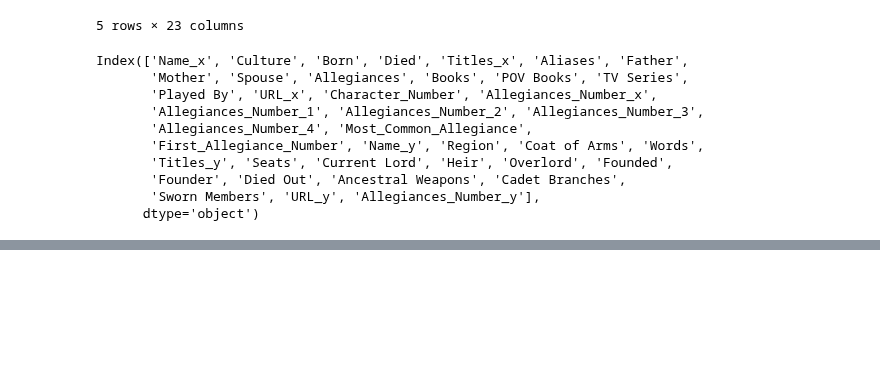
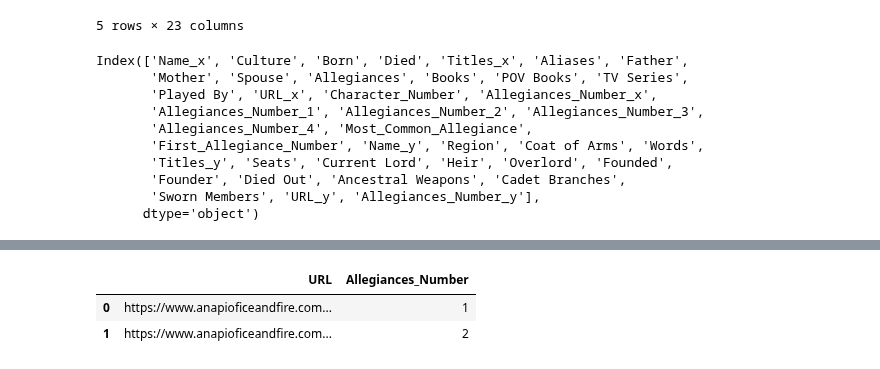
Before and after one commit to franziskasteger/game-of-thrones-survival, a Jupyter notebook: notebooks/rui_scraped_data.ipynb, the cells around one changed output, grey strips where cells are left out. Cells and saved outputs as stored; diff of their text form; code cells hidden in the pictures; blank space fills up the shorter version.

```diff
--- a/notebooks/rui_scraped_data.ipynb
+++ b/notebooks/rui_scraped_data.ipynb
@@ -267,0 +254,6 @@ merged_df.drop(columns=['Allegiances_Number_x',
+# %%
+df_house[['URL','Allegiances_Number']].head(2)
+# %% [output]
+|  | URL | Allegiances_Number |
+| 0 | https://www.anapioficeandfire.com... | 1 |
+| 1 | https://www.anapioficeandfire.com... | 2 |
```
Also changed, not shown: parts of 10 cells of this notebook, 1 other file.
